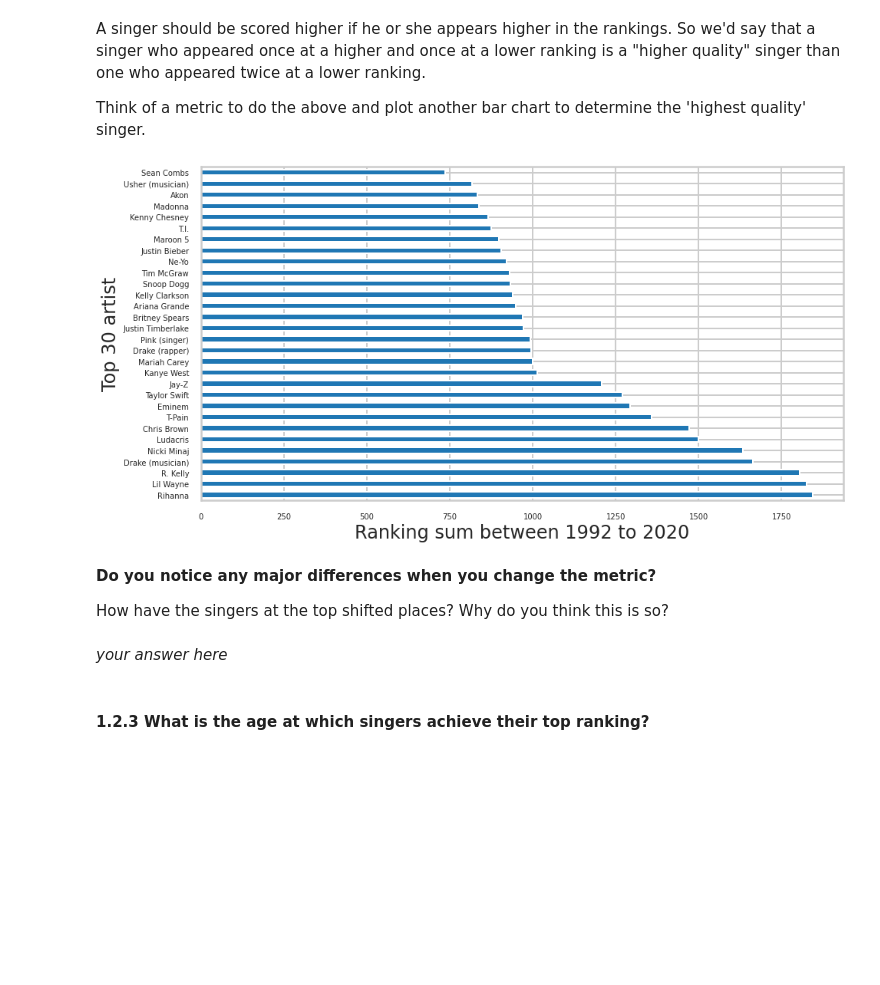
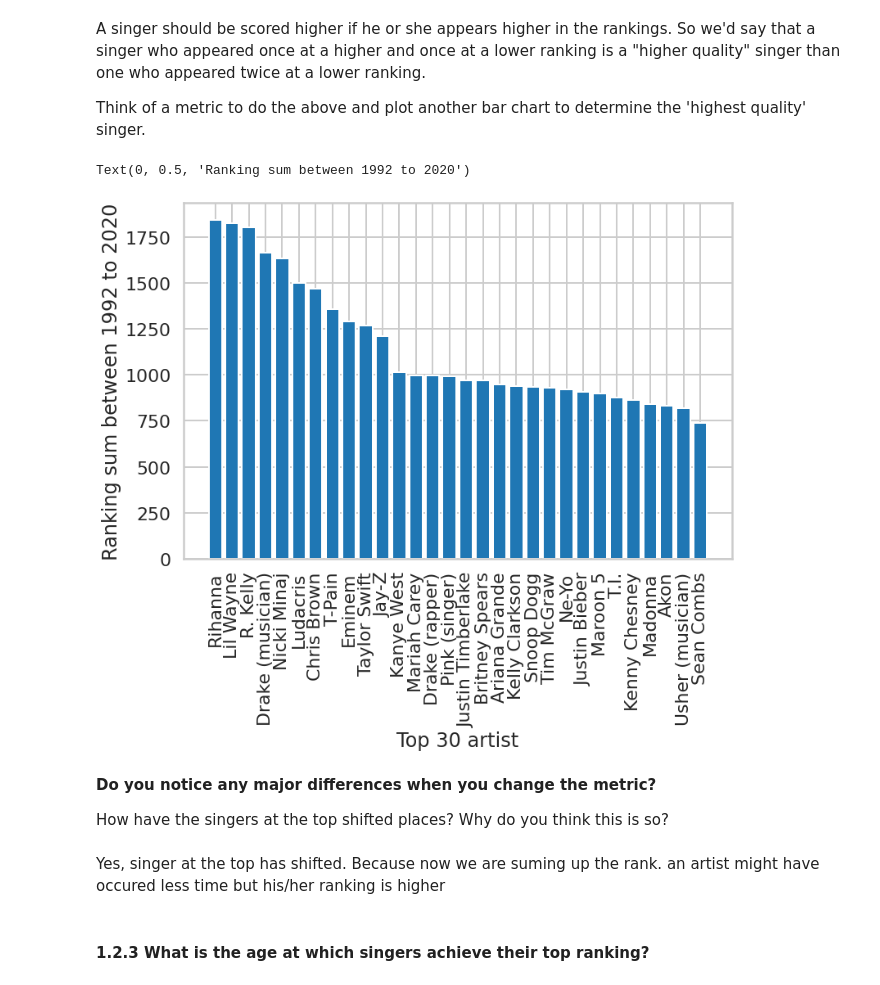
Before and after one commit to azizamirsaidova/homework_2, a Jupyter notebook: distribute_HW2.ipynb, the cells around one changed output. Saved outputs shown, nothing was run; the diff lists cells and outputs as text; code cells hidden in the pictures; blank space fills up the shorter version.

```diff
--- a/distribute_HW2.ipynb
+++ b/distribute_HW2.ipynb
@@ -384,20 +372,25 @@ def artist_rank(startyear, endyear):
   return temp_data.sort_values(ascending=False)[:30]
 
 artist_rank = artist_rank(1992, 2020)
-# %%
-#Visualization
-plot = artist_rank.plot(kind='barh', fontsize=10, figsize=(15,8))
-plot.set_xlabel("Ranking sum between 1992 to 2020")
-plot.set_ylabel("Top 30 artist")
-plot.tick_params(labelsize=10)
-# %% [output]
-[figure, removed]
+# %%
+#Visualization
+
+plt.figure(figsize=(12, 8))
+
+plt.bar(artist_rank.index, artist_rank.values)
+plt.xticks(rotation = 90)
+plt.xlabel('Top 30 artist')
+plt.ylabel('Ranking sum between 1992 to 2020')
+#your code here
+# %% [output]
+Text(0, 0.5, 'Ranking sum between 1992 to 2020')
+[figure, added]
 # %% [markdown]
 **Do you notice any major differences when you change the metric?**
 
 How have the singers at the top shifted places? Why do you think this is so?
-# %% [markdown]
-*your answer here*
+# %% [markdown]
+Yes, singer at the top has shifted. Because now we are suming up the rank. an artist might have occured less time but his/her ranking is higher
 # %% [markdown]
 #### 1.2.3 What is the age at which singers achieve their top ranking?
 # %% [markdown]
```
Also changed, not shown: parts of 37 cells of this notebook.
